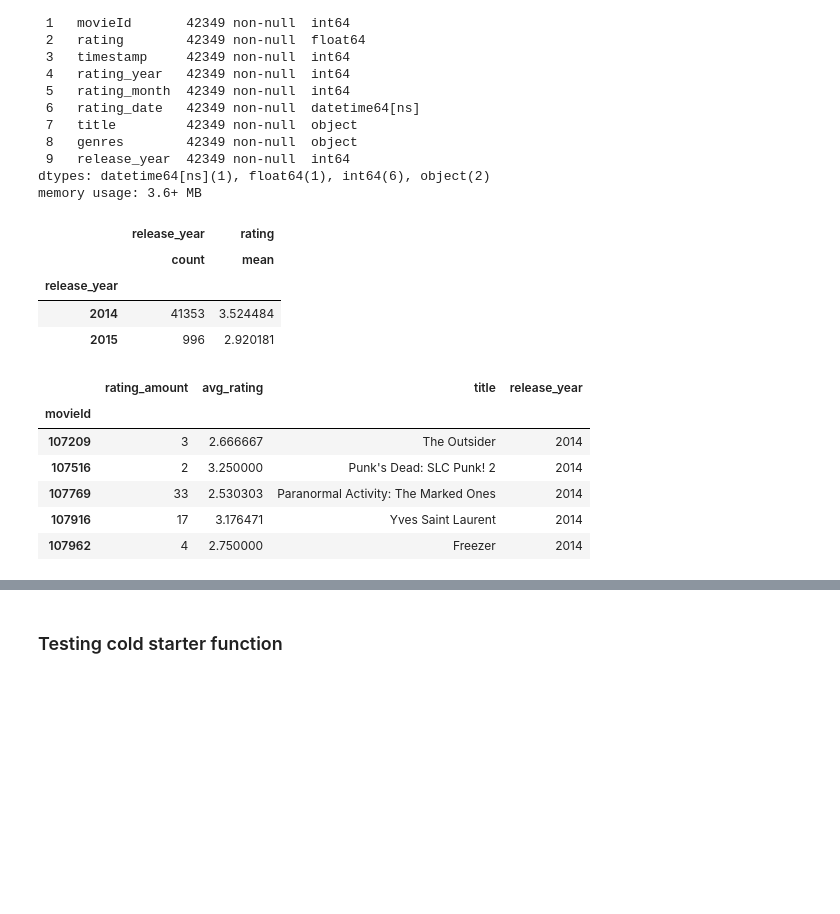
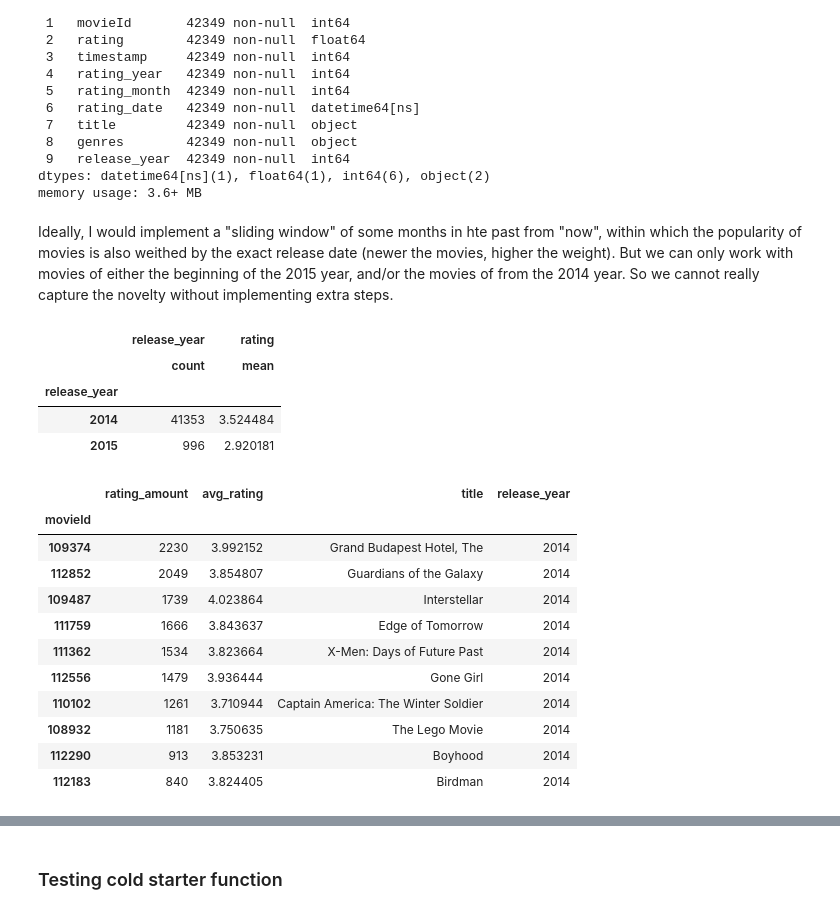
Before and after one commit to HamidSadEsf/movie_recommendation_ProjectCDS, a Jupyter notebook: colloborative_filtering_recommender.ipynb, the cells around one changed output, grey strips where cells are left out. Cells and saved outputs as stored; diff of their text form; code cells hidden in the pictures; blank space fills up the shorter version.

```diff
--- a/colloborative_filtering_recommender.ipynb
+++ b/colloborative_filtering_recommender.ipynb
@@ -110,4 +113,7 @@ Data columns (total 10 columns):
  9   release_year  42349 non-null  int64
 dtypes: datetime64[ns](1), float64(1), int64(6), object(2)
 memory usage: 3.6+ MB
+# %% [markdown]
+Ideally, I would implement a "sliding window" of some months in hte past from "now", within which the popularity of movies is also weithed by the exact release date (newer the movies, higher the weight).
+But we can only work with movies of either the beginning of the 2015 year, and/or the movies of from the 2014 year. So we cannot really capture the novelty without implementing extra steps.
 # %%
@@ -121,14 +128,20 @@ tempdf.head(100)
 | 2014 | 41353 | 3.524484 |
 | 2015 | 996 | 2.920181 |
 # %%
+#get the most "popular" movies from this list. by "popular" we define the movies thats been rated a lot and highly.
 tmpdf = pd.DataFrame(latest_ratings.groupby(['movieId']).agg({'movieId' : 'count', 'rating': 'mean', 'title': pd.Series.mode,  'release_year': pd.Series.mode}).rename(columns= {'movieId': 'rating_amount', 'rating':'avg_rating'}))
-tmpdf.head()
+tmpdf.sort_values(by=["rating_amount", "avg_rating"],ascending=False).head(10)
 # %% [output]
 |  | rating_amount | avg_rating | title | release_year |
 | movieId |  |  |  |  |
-| 107209 | 3 | 2.666667 | The Outsider | 2014 |
-| 107516 | 2 | 3.250000 | Punk's Dead: SLC Punk! 2 | 2014 |
-| 107769 | 33 | 2.530303 | Paranormal Activity: The Marked Ones | 2014 |
-| 107916 | 17 | 3.176471 | Yves Saint Laurent | 2014 |
-| 107962 | 4 | 2.750000 | Freezer | 2014 |
+| 109374 | 2230 | 3.992152 | Grand Budapest Hotel, The | 2014 |
+| 112852 | 2049 | 3.854807 | Guardians of the Galaxy | 2014 |
+| 109487 | 1739 | 4.023864 | Interstellar | 2014 |
+| 111759 | 1666 | 3.843637 | Edge of Tomorrow | 2014 |
+| 111362 | 1534 | 3.823664 | X-Men: Days of Future Past | 2014 |
+| 112556 | 1479 | 3.936444 | Gone Girl | 2014 |
+| 110102 | 1261 | 3.710944 | Captain America: The Winter Soldier | 2014 |
+| 108932 | 1181 | 3.750635 | The Lego Movie | 2014 |
+| 112290 | 913 | 3.853231 | Boyhood | 2014 |
+| 112183 | 840 | 3.824405 | Birdman | 2014 |
 # %%
```
Also changed, not shown: parts of 14 cells of this notebook.
